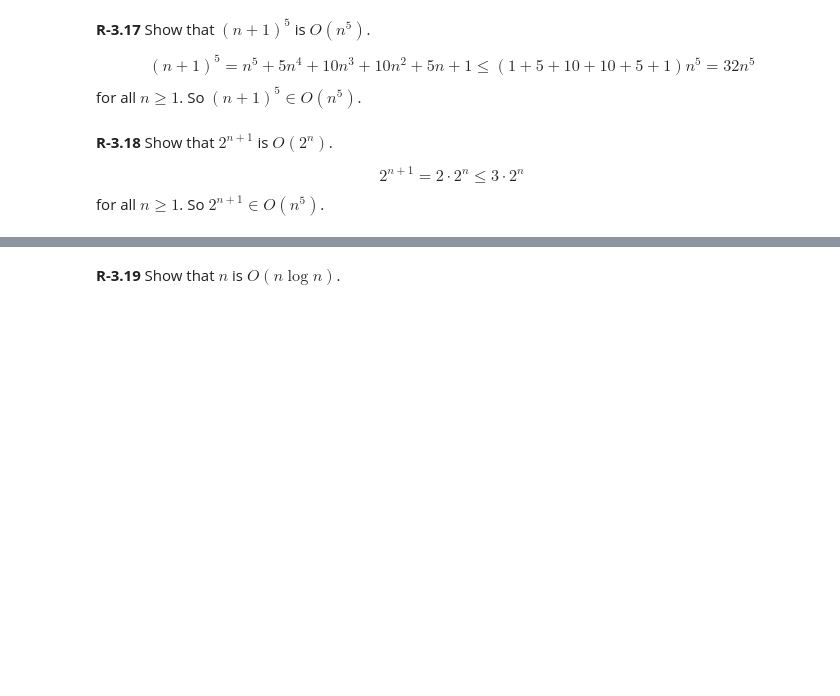
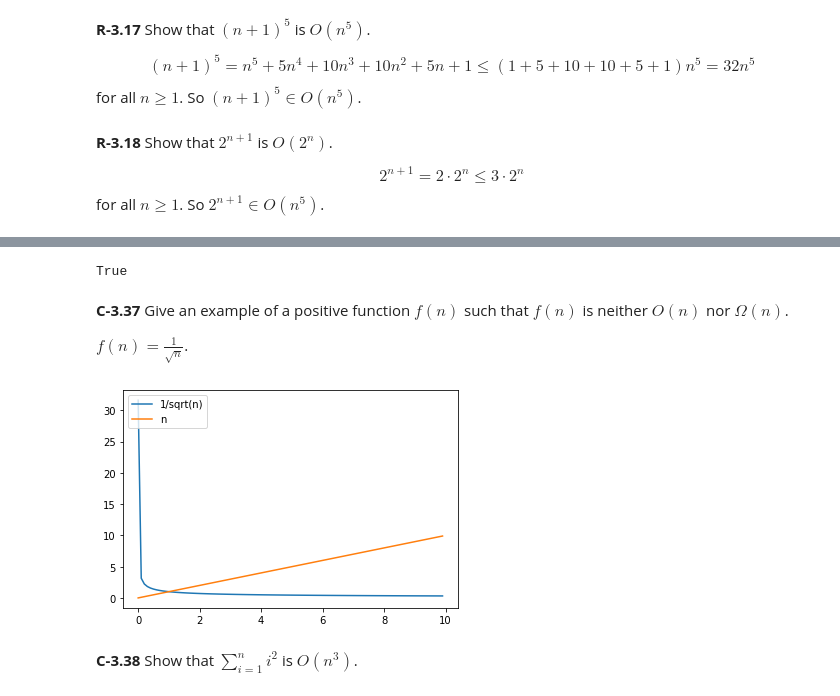
Before and after one commit to largecats/data-structures-and-algorithms-notes, a Jupyter notebook: dsa-in-python/dsa_in_python.ipynb, the cells around one changed output, grey strips where cells are left out. Saved outputs shown, nothing was run; the diff lists cells and outputs as text; code cells hidden in the pictures; blank space fills up the shorter version.

```diff
--- a/dsa-in-python/dsa_in_python.ipynb
+++ b/dsa-in-python/dsa_in_python.ipynb
@@ -3188,2 +3635,63 @@ for all $n\geq 1$. So $2^{n+1}\in O(n^5)$.
+# %%
+import random
+import copy
+
+def random_sequence(n):
+    """Return a random sequence of integers of length n."""
+    seq = [None] * n
+    for i in range(n):
+        seq[i] = random.randint(0, 100)
+    return seq
+
+def insert(e, sorted_seq):
+    """Insert element e into sorted seq (largest to smallest), leaving it sorted."""
+    n = len(sorted_seq)
+    if e <= sorted_seq[-1]: # if e is smaller than the smallest element
+        sorted_seq.insert(n, e)
+    elif e >= sorted_seq[0]: # if e is larger than the largest element
+        sorted_seq.insert(0, e)
+    else:
+        for i in range(0,n-1):
+            if e <= sorted_seq[i] and e >= sorted_seq[i+1]:
+                sorted_seq.insert(i+1, e)
+                break # only insert once, otherwise will cause duplicates
+
+def max_ten(seq):
+    """Return the largest 10 elements in seq."""
+    arr = copy.deepcopy(seq[0:10])
+    arr.sort(reverse=True) # O(10log(10)) = O(1)
+    for i in range(10,len(seq)):
+        if seq[i] >= arr[-1]: # meaning seq[i] is greater than at least one element in arr
+            insert(seq[i], arr) # insert seq[i] into the sorted arr
+            arr.pop() # pop the tail of arr, i.e., the smallest element in arr
+    return arr
+
+def test():
+    for counter in range(50):
+        seq = random_sequence(20)
+        assert sorted(seq, reverse=True)[:10] == max_ten(seq)
+    return True
+
+test()
+# %% [output]
+True
+# %% [markdown]
+**C-3.37** Give an example of a positive function $f(n)$ such that $f(n)$ is neither $O(n)$
+nor $\Omega(n)$.
+
+$f(n)=\frac{1}{\sqrt{n}}$.
+# %%
+import matplotlib.pyplot as plt
+%matplotlib inline
+import numpy as np
+import math
+
+n = np.arange(0.001, 10., 0.1)
+plt.plot(n, 1/np.sqrt(n), label='1/sqrt(n)')
+plt.plot(n, n, label='n')
+plt.legend(loc='upper left')
+plt.show()
+# %% [output]
+[figure, added]
 # %% [markdown]
-**R-3.19** Show that $n$ is $O(n\log n)$.
+**C-3.38** Show that $\sum_{i=1}^n i^2$ is $O(n^3)$.
```
Also changed, not shown: parts of 29 cells of this notebook.
